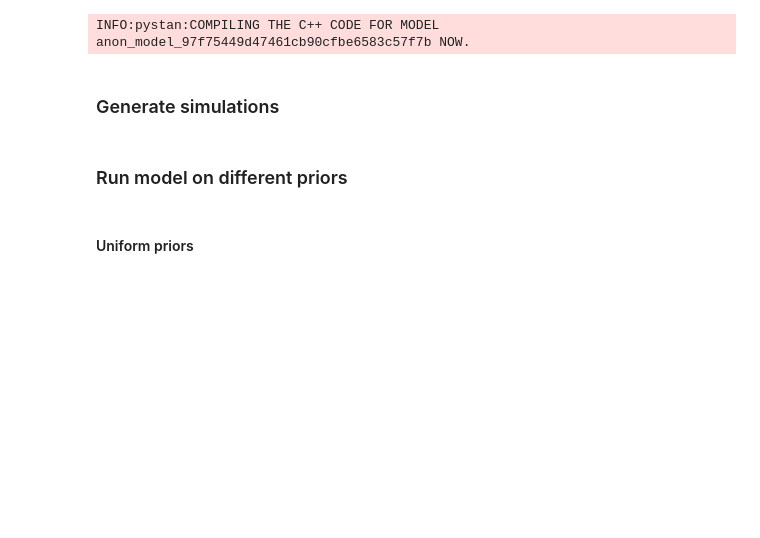
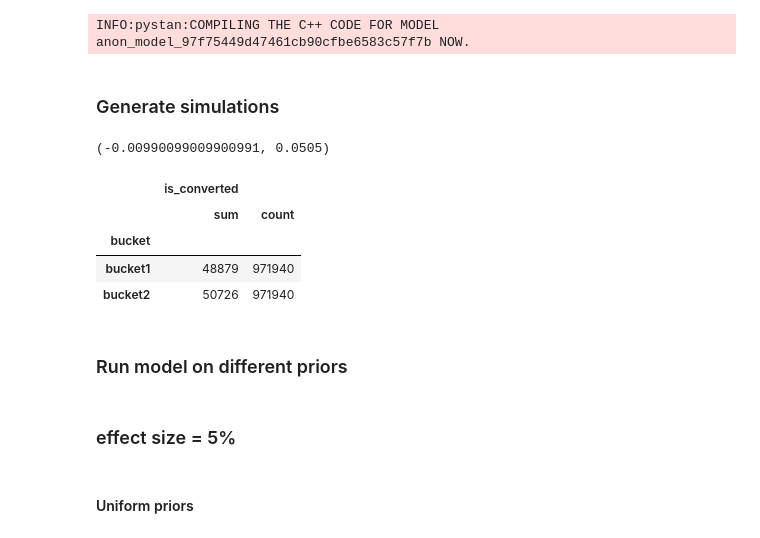
Before and after one commit to csong21/bvf, a Jupyter notebook: beta_distribution_priors.ipynb, the cells around one changed output. Cells and saved outputs as stored; diff of their text form; code cells hidden in the pictures; blank space fills up the shorter version.

```diff
--- a/beta_distribution_priors.ipynb
+++ b/beta_distribution_priors.ipynb
@@ -55,23 +55,22 @@ INFO:pystan:COMPILING THE C++ CODE FOR MODEL anon_model_97f75449d47461cb90cfbe65
 # %% [markdown]
 ### Generate simulations
 # %%
-# Generate simulation data
-n_per_day = 1000
-p1 = 0.069
-p2 = 0.063
-date_range = pd.date_range(start = '2020-01-01', periods = 30)
-df1 = pd.DataFrame()
-df2 = pd.DataFrame()
-for t in date_range:
-    y1 = np.random.binomial(n=1, p=p1, size=n_per_day)
-    y2 = np.random.binomial(n=1, p=p2, size=n_per_day)
-    dfy1 = pd.DataFrame(y1, columns=['is_converted'])
-    dfy2 = pd.DataFrame(y2, columns=['is_converted'])
-    dfy1['participation_timestamp_rounded_up'] = t
-    dfy2['participation_timestamp_rounded_up'] = t
-    df1 = pd.concat([df1, dfy1], axis =0)
-    df2 = pd.concat([df2, dfy2], axis =0)
+def GenerateSimulationData(n_per_day,p1, p2):
+    # Generate simulation data
+    date_range = pd.date_range(start = '2020-01-01', periods = 30)
+    df1 = pd.DataFrame()
+    df2 = pd.DataFrame()
+    for t in date_range:
+        y1 = np.random.binomial(n=1, p=p1, size=n_per_day)
+        y2 = np.random.binomial(n=1, p=p2, size=n_per_day)
+        dfy1 = pd.DataFrame(y1, columns=['is_converted'])
+        dfy2 = pd.DataFrame(y2, columns=['is_converted'])
+        dfy1['participation_timestamp_rounded_up'] = t
+        dfy2['participation_timestamp_rounded_up'] = t
+        df1 = pd.concat([df1, dfy1], axis =0)
+        df2 = pd.concat([df2, dfy2], axis =0)
 
-df1['bucket'] = 'bucket1'
-df2['bucket'] = 'bucket2'
-df = pd.concat([df1, df2], axis = 0)
+    df1['bucket'] = 'bucket1'
+    df2['bucket'] = 'bucket2'
+    df = pd.concat([df1, df2], axis = 0)
+    return df
@@ -78,8 +82,22 @@ df = pd.concat([df1, df2], axis = 0)
+# %%
+(p1-p2)/p2, p2
+# %% [output]
+(-0.00990099009900991, 0.0505)
+# %%
+df.groupby('bucket').aggregate(['sum', 'count'])
+# %% [output]
+|  | is_converted |  |
+|  | sum | count |
+| bucket |  |  |
+| bucket1 | 48879 | 971940 |
+| bucket2 | 50726 | 971940 |
 # %% [markdown]
 ### Run model on different priors
 # %%
 metric = 'conversion'
 stan_model = sm_conversion
+# %% [markdown]
+### effect size = 5%
 # %% [markdown]
 #### Uniform priors
 # %%
```
Also changed, not shown: parts of 22 cells of this notebook, 5 other files.
